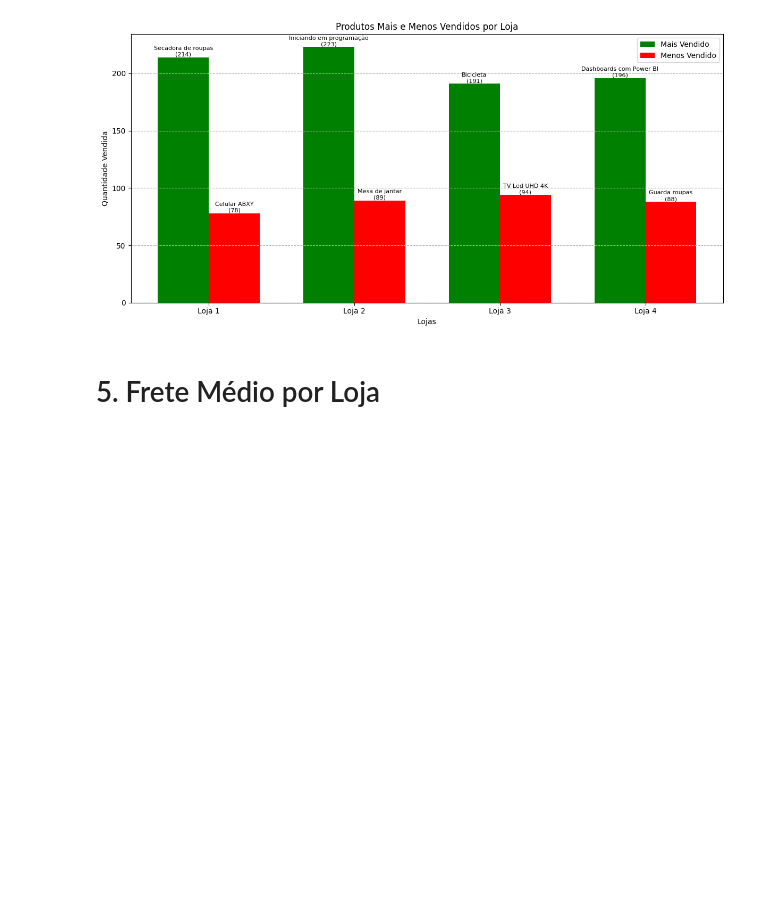
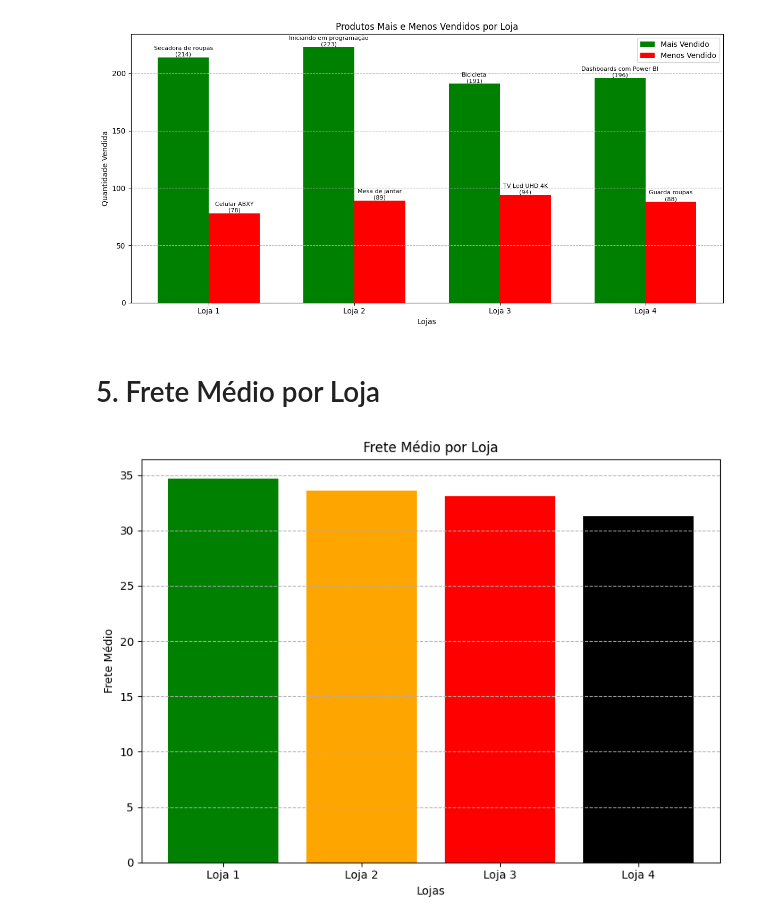
Before and after one commit to dfarneym/AluraStoreBr, a Jupyter notebook: AluraStoreBr.ipynb, the cells around one changed output. Cells and saved outputs as stored; diff of their text form; code cells hidden in the pictures; blank space fills up the shorter version.

Commit message:
Adicionado código do frete médio das lojas.

```diff
--- a/AluraStoreBr.ipynb
+++ b/AluraStoreBr.ipynb
@@ -284,3 +284,53 @@ plt.show()
 [figure]
 # %% [markdown]
 # 5. Frete Médio por Loja
+# %%
+# Define uma lista contendo os DataFrames de cada loja.
+lojas = [loja1, loja2, loja3, loja4]
+# Inicializa um dicionário para armazenar o frete médio de cada loja.
+frete_medio_por_loja = {}
+
+# Loop para iterar sobre cada DataFrame de loja na lista 'lojas'.
+for i, loja in enumerate(lojas):
+
+    # Cria um nome para a loja com base no índice.
+    nome_loja = f'Loja {i+1}'
+
+    try:
+        # Verifica se a coluna 'Frete' existe no DataFrame da loja atual.
+        if 'Frete' in loja.columns:
+
+            media_frete = loja['Frete'].mean()
+            frete_medio_por_loja[nome_loja] = media_frete
+
+        else:
+            frete_medio_por_loja[nome_loja] = None
+            print(f"A coluna 'Frete' não foi encontrada no DataFrame da {nome_loja}.")
+
+    except Exception as e:
+        frete_medio_por_loja[nome_loja] = None
+        print(f"Ocorreu um erro ao calcular o frete médio para a {nome_loja}: {e}")
+
+# --- Criando o gráfico de barras ---
+
+# Obtém a lista dos nomes das lojas do dicionário.
+nomes_lojas_frete = list(frete_medio_por_loja.keys())
+
+# Obtém a lista dos valores médios de frete do dicionário.
+medias_frete = list(frete_medio_por_loja.values())
+
+# Filtra as listas para remover as entradas onde o frete médio é None.
+nomes_lojas_filtrado = [nome for i, nome in enumerate(nomes_lojas_frete) if medias_frete[i] is not None]
+medias_filtrado = [media for media in medias_frete if media is not None]
+
+plt.figure(figsize=(8, 6))
+plt.bar(nomes_lojas_filtrado, medias_filtrado, color=['green','orange','red','black'])
+plt.xlabel('Lojas')
+plt.ylabel('Frete Médio')
+plt.title('Frete Médio por Loja')
+plt.grid(axis='y', linestyle='--')
+plt.tight_layout()
+# Exibe o gráfico.
+plt.show()
+# %% [output]
+[figure, added]
```
